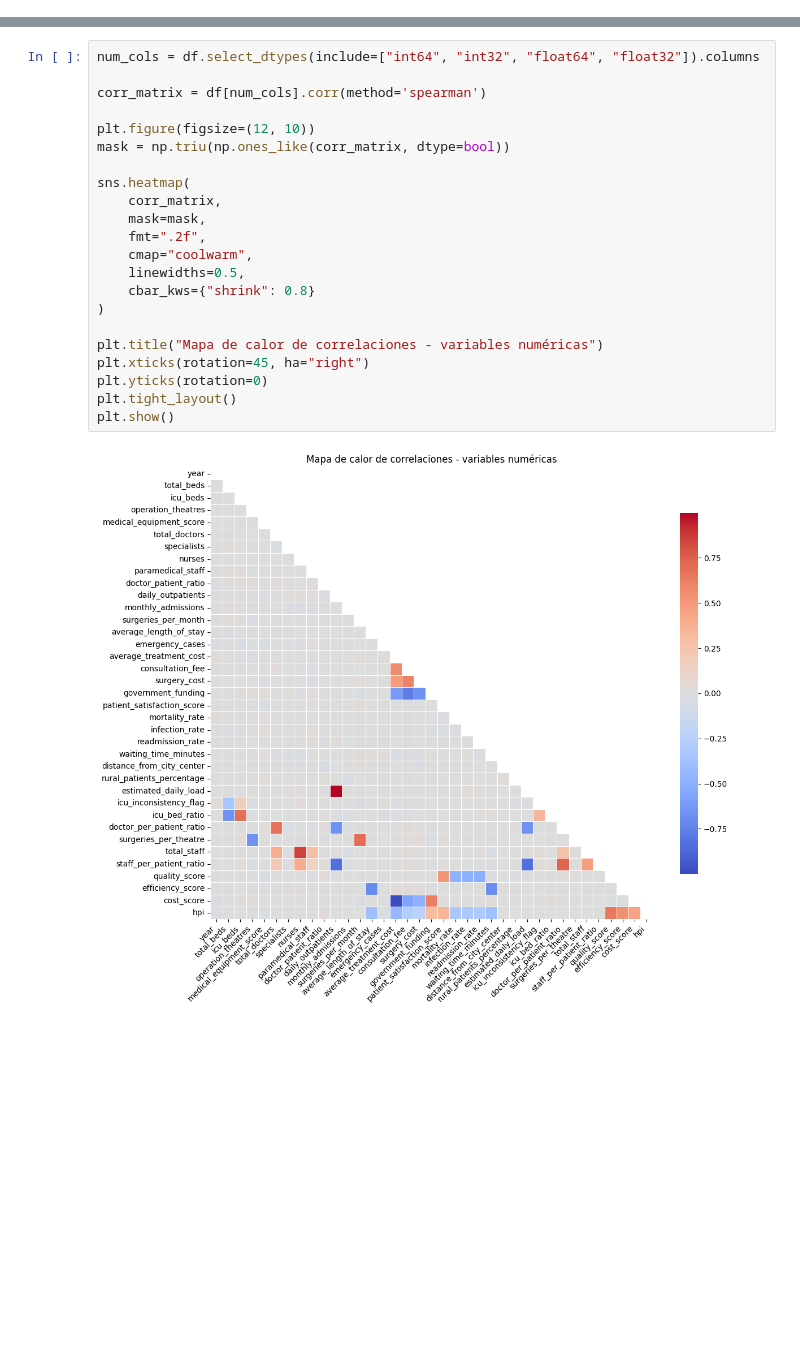
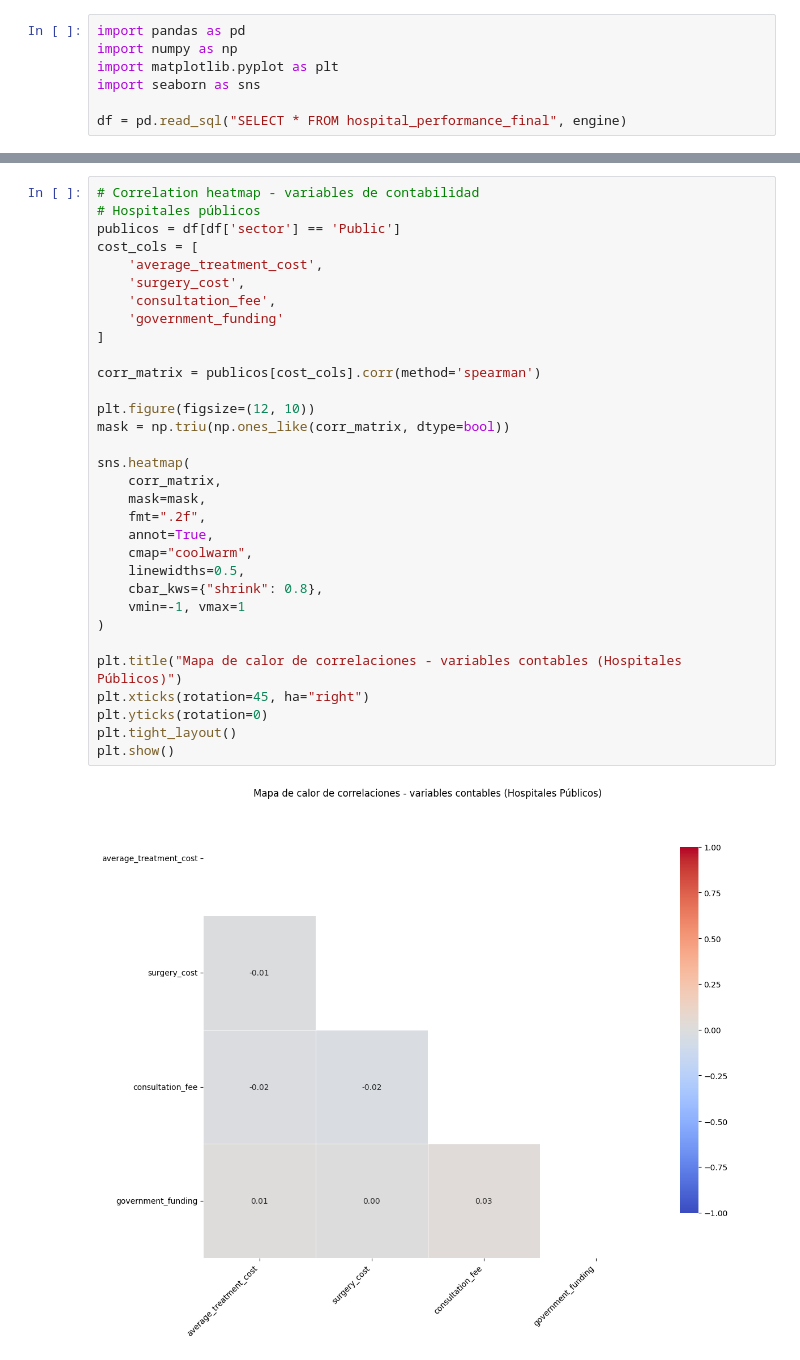
Before and after one commit to valentinarias-dtsc/hospital_performance_analysis, a Jupyter notebook: Notebooks/EDA2.ipynb, the cells around one changed output, grey strips where cells are left out. Drawn from its saved outputs; the diff is of its cells as text; blank space fills up the shorter version.

```diff
--- a/Notebooks/EDA2.ipynb
+++ b/Notebooks/EDA2.ipynb
@@ -71,0 +24,7 @@ memory usage: 2.0+ MB
+# %%
+import pandas as pd
+import numpy as np
+import matplotlib.pyplot as plt
+import seaborn as sns
+
+df = pd.read_sql("SELECT * FROM hospital_performance_final", engine)
@@ -160,24 +168,34 @@ plt.show()
 # %%
-num_cols = df.select_dtypes(include=["int64", "int32", "float64", "float32"]).columns
+# Correlation heatmap - variables de contabilidad
+# Hospitales públicos
+publicos = df[df['sector'] == 'Public']
+cost_cols = [
+    'average_treatment_cost',
+    'surgery_cost',
+    'consultation_fee',
+    'government_funding'
+]
 
-corr_matrix = df[num_cols].corr(method='spearman')
+corr_matrix = publicos[cost_cols].corr(method='spearman')
 
 plt.figure(figsize=(12, 10))
 mask = np.triu(np.ones_like(corr_matrix, dtype=bool))
 
 sns.heatmap(
     corr_matrix,
     mask=mask,
     fmt=".2f",
+    annot=True,
     cmap="coolwarm",
     linewidths=0.5,
-    cbar_kws={"shrink": 0.8}
+    cbar_kws={"shrink": 0.8},
+    vmin=-1, vmax=1
 )
 
-plt.title("Mapa de calor de correlaciones - variables numéricas")
+plt.title("Mapa de calor de correlaciones - variables contables (Hospitales Públicos)")
 plt.xticks(rotation=45, ha="right")
 plt.yticks(rotation=0)
 plt.tight_layout()
 plt.show()
 # %% [output]
-[figure, old version]
+[figure, new version]
```
Also changed, not shown: parts of 17 cells of this notebook.
